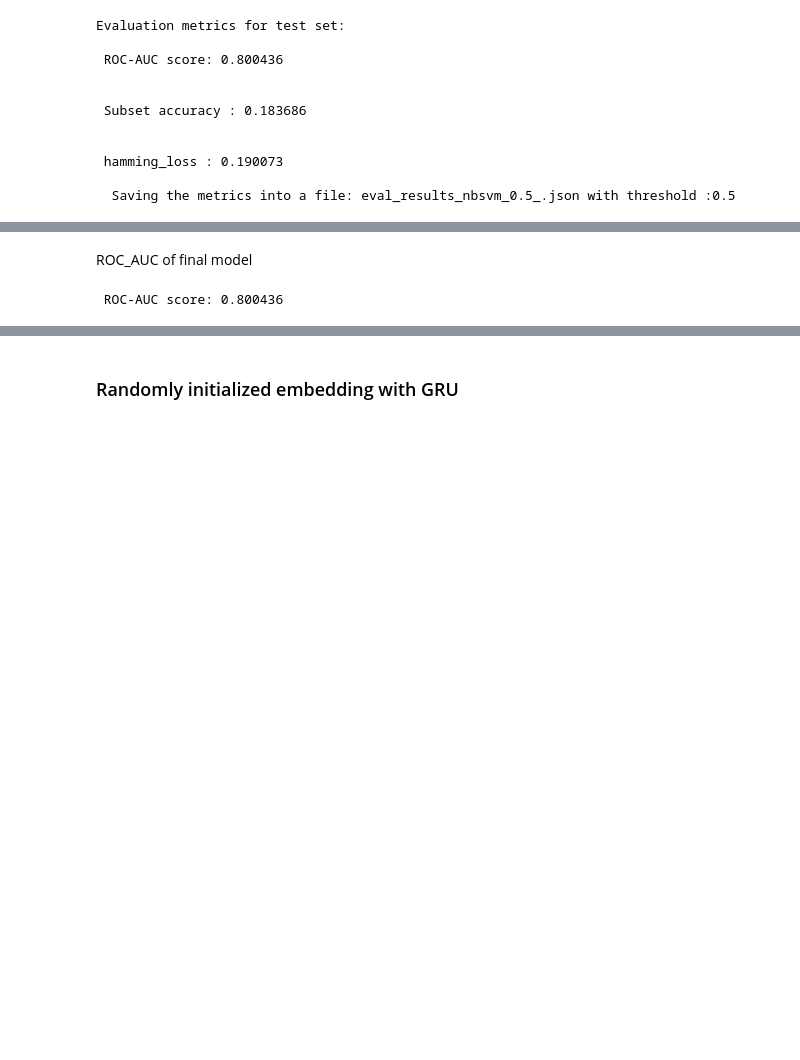
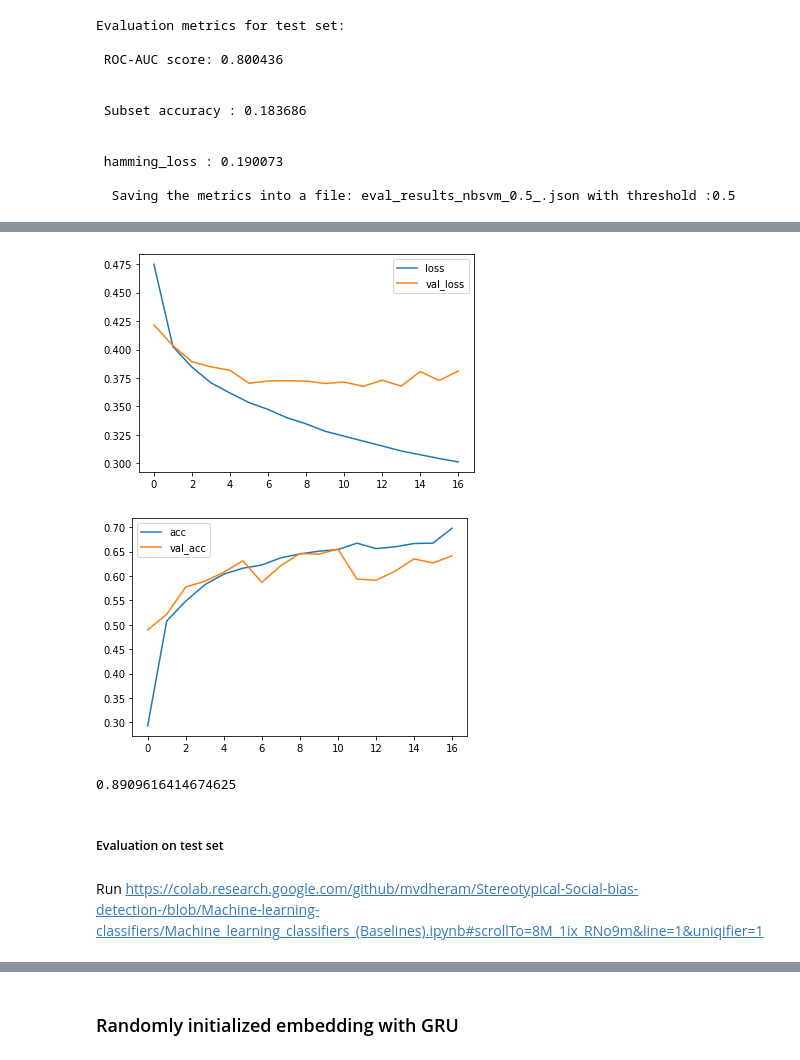
Before and after one commit to mvdheram/Stereotypical-Social-bias-detection-, a Jupyter notebook: Machine_learning_classifiers_(Baselines).ipynb, the cells around one changed output, grey strips where cells are left out. Saved outputs shown, nothing was run; the diff lists cells and outputs as text; code cells hidden in the pictures; blank space fills up the shorter version.

```diff
--- a/Machine_learning_classifiers_(Baselines).ipynb
+++ b/Machine_learning_classifiers_(Baselines).ipynb
@@ -495,4 +876,0 @@ Found 9274 unique tokens.
-# %%
-# pad sequences to get  N x T matrix (0 - reserved for padding in keras)
-data = pad_sequences(sequences, maxlen=MAX_SEQUENCE_LENGTH)
-print('Shape of data tensor:', data.shape)
@@ -735 +928,29 @@ learner.plot('loss')
+# %%
+# plot some data
+plt.plot(bilstm_train.history['loss'], label='loss')
+plt.plot(bilstm_train.history['val_loss'], label='val_loss')
+plt.legend()
+plt.show()
+
+# accuracies
+plt.plot(bilstm_train.history['accuracy'], label='acc')
+plt.plot(bilstm_train.history['val_accuracy'], label='val_acc')
+plt.legend()
+plt.show()
+
+# plot the mean AUC over each label
+p = bilstm.predict(data)
+aucs = []
+for j in range(6):
+    auc = roc_auc_score(labels[:,j], p[:,j])
+    aucs.append(auc)
+print(np.mean(aucs))
+# %% [output]
+[figure, added]
+[figure, added]
+0.8909616414674625
+# %% [markdown]
+##### Evaluation on test set
+# %% [markdown]
+Run https://colab.research.google.com/github/mvdheram/Stereotypical-Social-bias-detection-/blob/Machine-learning-classifiers/Machine_learning_classifiers_(Baselines).ipynb#scrollTo=8M_1ix_RNo9m&line=1&uniqifier=1
 # %%
@@ -738,7 +958,0 @@ test_df_labels = y_test
-# %% [markdown]
-ROC_AUC of final model
-# %%
-score = roc_auc_score(test_df_labels, test_pred)
-print("\n ROC-AUC score: %.6f \n" % (score))
-# %% [output]
- ROC-AUC score: 0.800436
```
Also changed, not shown: parts of 119 cells of this notebook.
